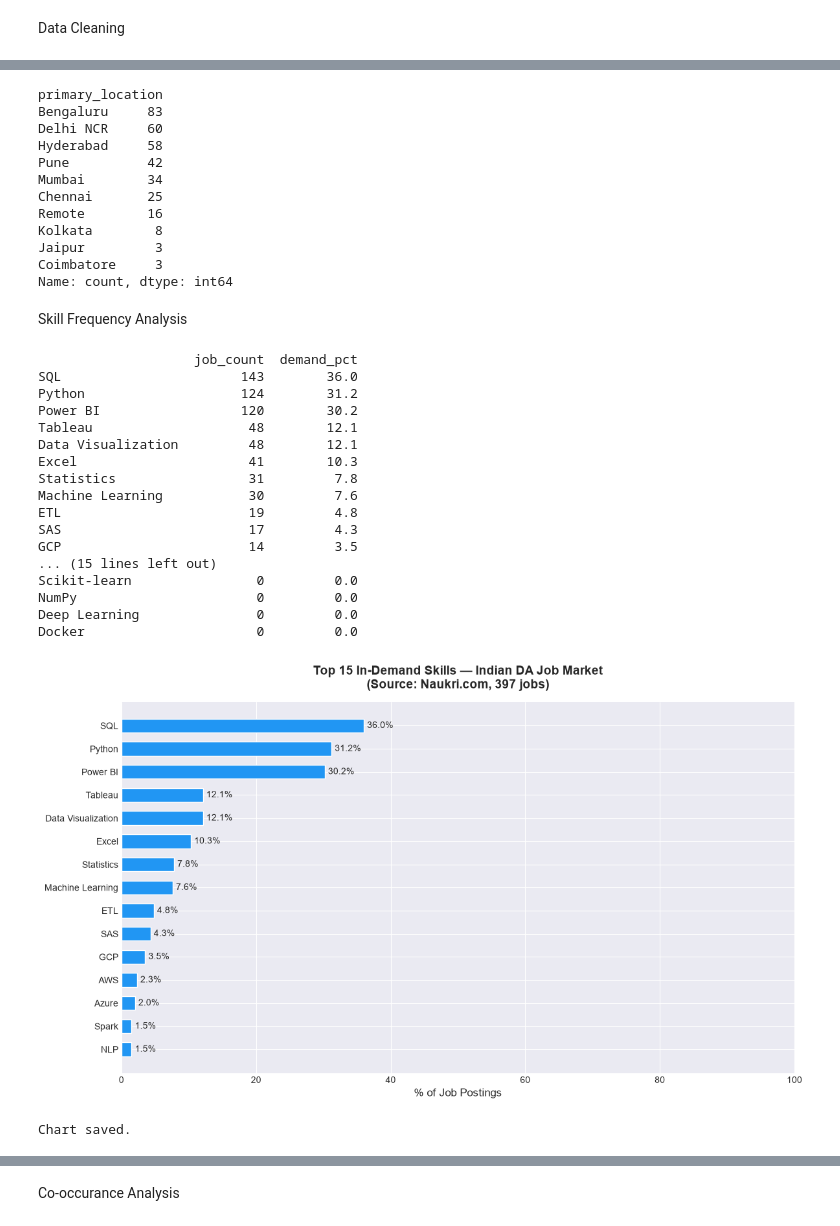
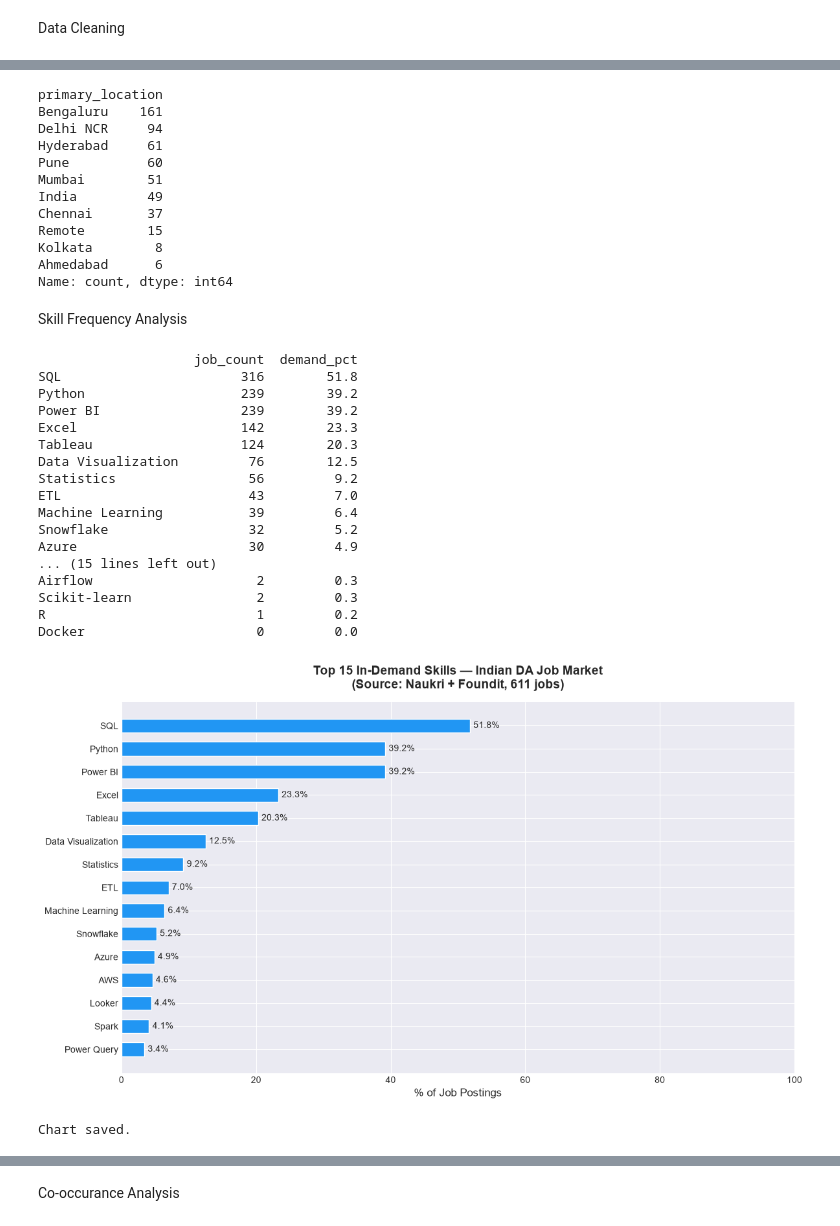
Before and after one commit to AbhishekSohal/Tech-Skill-Demand-Tracker, a Jupyter notebook: notebook/market_analysis.ipynb, the cells around one changed output, grey strips where cells are left out. Cells and saved outputs as stored; diff of their text form; code cells hidden in the pictures.

```diff
--- a/notebook/market_analysis.ipynb
+++ b/notebook/market_analysis.ipynb
@@ -9,7 +9,10 @@ import seaborn as sns
 
 plt.style.use('seaborn-v0_8-darkgrid')
 
-df= pd.read_csv('../data/naukri_jobs_with_skills.csv')
+df= pd.read_csv('../data/all_market_data_with_skills.csv')
+df['source'] = df['source'].fillna('Naukri')
+print(df['source'].value_counts())
 print(f"Total jobs loaded: {len(df)}")
+print(f"Sources: {df['source'].value_counts()}")
 df.head(3)
 # %% [output]
@@ -161,22 +172,25 @@ location_map = {
     'New Delhi': 'Delhi NCR',
     'Gurugram': 'Delhi NCR',
     'Delhi': 'Delhi NCR',
+    'Bengaluru': 'Bengaluru',
+    'Hyderabad/Secunderabad': 'Hyderabad',
+    'Cochin / Kochi / Ernakulam': 'Kochi'
 }
 
 df['primary_location'] = df['primary_location'].replace(location_map)
 df['primary_location'].value_counts().head(10)
 # %% [output]
 primary_location
-Bengaluru     83
-Delhi NCR     60
-Hyderabad     58
-Pune          42
-Mumbai        34
-Chennai       25
-Remote        16
+Bengaluru    161
+Delhi NCR     94
+Hyderabad     61
+Pune          60
+Mumbai        51
+India         49
+Chennai       37
+Remote        15
 Kolkata        8
-Jaipur         3
-Coimbatore     3
+Ahmedabad      6
 Name: count, dtype: int64
 # %% [markdown]
 Skill Frequency Analysis
@@ -197,21 +211,21 @@ skill_summary = pd.DataFrame({
 print(skill_summary.to_string())
 # %% [output]
                     job_count  demand_pct
-SQL                       143        36.0
-Python                    124        31.2
-Power BI                  120        30.2
-Tableau                    48        12.1
-Data Visualization         48        12.1
-Excel                      41        10.3
-Statistics                 31         7.8
-Machine Learning           30         7.6
-ETL                        19         4.8
-SAS                        17         4.3
-GCP                        14         3.5
+SQL                       316        51.8
+Python                    239        39.2
+Power BI                  239        39.2
+Excel                     142        23.3
+Tableau                   124        20.3
+Data Visualization         76        12.5
+Statistics                 56         9.2
+ETL                        43         7.0
+Machine Learning           39         6.4
+Snowflake                  32         5.2
+Azure                      30         4.9
 ... (15 lines left out)
-Scikit-learn                0         0.0
-NumPy                       0         0.0
-Deep Learning               0         0.0
+Airflow                     2         0.3
+Scikit-learn                2         0.3
+R                           1         0.2
 Docker                      0         0.0
 # %%
 # Chart 1 — Top 15 Skills by Demand
@@ -221,35 +235,35 @@ top_15 = skill_summary.head(15)
 
 bars = ax.barh(
     top_15.index[::-1],
     top_15['demand_pct'][::-1],
     color='#2196F3',
     edgecolor='white',
     height=0.6
 )
 
 # Add percentage labels on bars
 for bar, pct in zip(bars, top_15['demand_pct'][::-1]):
     ax.text(
         bar.get_width() + 0.5,
         bar.get_y() + bar.get_height()/2,
         f'{pct}%',
         va='center',
         fontsize=10
     )
 
 ax.set_xlabel('% of Job Postings', fontsize=12)
-ax.set_title('Top 15 In-Demand Skills — Indian DA Job Market\n(Source: Naukri.com, 397 jobs)',
+ax.set_title('Top 15 In-Demand Skills — Indian DA Job Market\n(Source: Naukri + Foundit, 611 jobs)',
              fontsize=14, fontweight='bold', pad=15)
 ax.set_xlim(0, 100)
 ax.spines['top'].set_visible(False)
 ax.spines['right'].set_visible(False)
 
 plt.tight_layout()
 plt.savefig('../data/top_skills_demand.png', dpi=150, bbox_inches='tight')
 plt.show()
 print("Chart saved.")
 # %% [output]
-[figure, old version]
+[figure, new version]
 Chart saved.
 # %%
 # Chart 2 — Skill Demand by Experience Level
```
Also changed, not shown: parts of 21 cells of this notebook.
